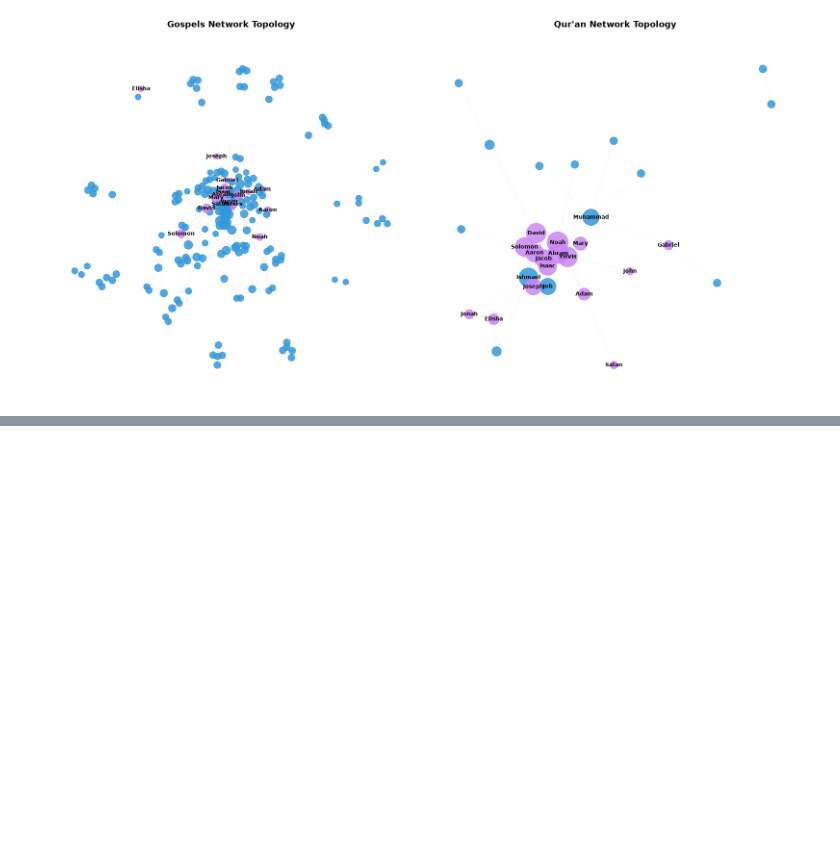
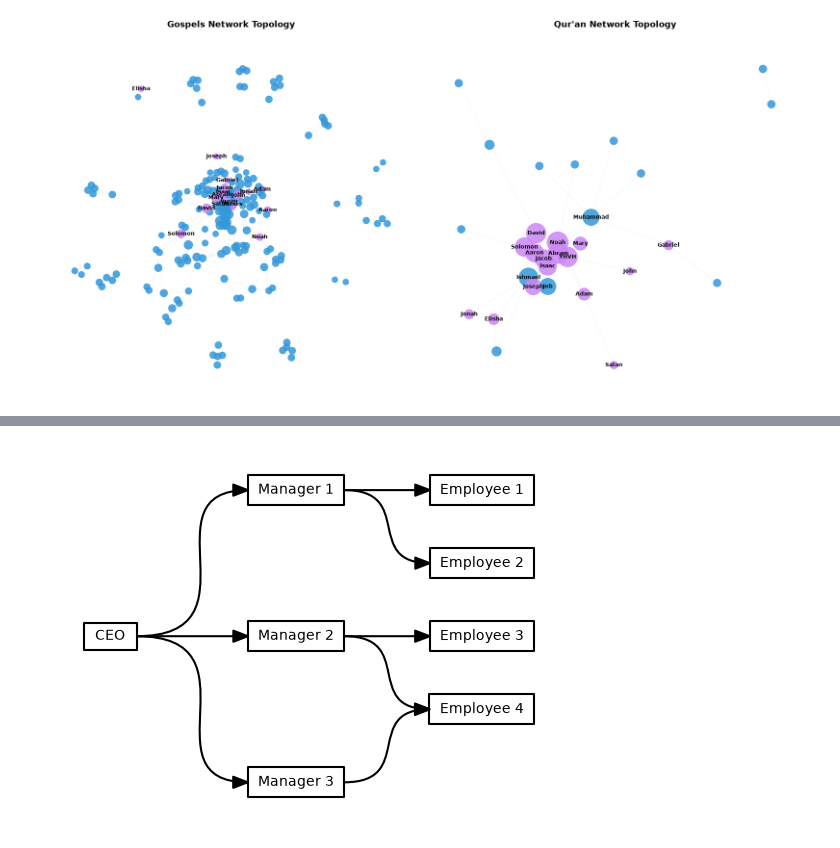
Before and after one commit to erinabruzzy/DSAN6400, a Jupyter notebook: social_network_analysis.ipynb, the cells around one changed output, grey strips where cells are left out. Cells and saved outputs as stored; diff of their text form; code cells hidden in the pictures; blank space fills up the shorter version.

```diff
--- a/social_network_analysis.ipynb
+++ b/social_network_analysis.ipynb
@@ -437,0 +509,45 @@ plot_religious_networks(G_gospels, G_quran, shared_nodes)
+# %%
+import networkx as nx
+import matplotlib.pyplot as plt
+import iplotx as ipx
+
+g = nx.DiGraph()
+g.add_edges_from(
+    [
+        ("CEO", "Manager 1"),
+        ("CEO", "Manager 2"),
+        ("CEO", "Manager 3"),
+        ("Manager 1", "Employee 1"),
+        ("Manager 1", "Employee 2"),
+        ("Manager 2", "Employee 3"),
+        ("Manager 2", "Employee 4"),
+        ("Manager 3", "Employee 4"),
+    ]
+)
+layout = {
+    "CEO": [0, 0],
+    "Manager 1": [1, -1],
+    "Manager 2": [1, 0],
+    "Manager 3": [1, 1],
+    "Employee 1": [2, -1],
+    "Employee 2": [2, -0.5],
+    "Employee 3": [2, 0],
+    "Employee 4": [2, 0.5],
+}
+fig, ax = plt.subplots()
+ipx.network(
+    g,
+    layout=layout,
+    ax=ax,
+    vertex_labels=True,
+    style="hollow",
+    vertex_marker="r",
+    edge_ports=[("e", "w")] * 8,
+    edge_curved=True,
+    edge_tension=[0.65] * 3 + [0.6] * 5,
+    margins=(0.08, 0.05),
+)
+# Show the layout top to bottom for clarity
+ax.invert_yaxis()
+# %% [output]
+[figure, added]
```
Also changed, not shown: parts of 4 cells of this notebook.
